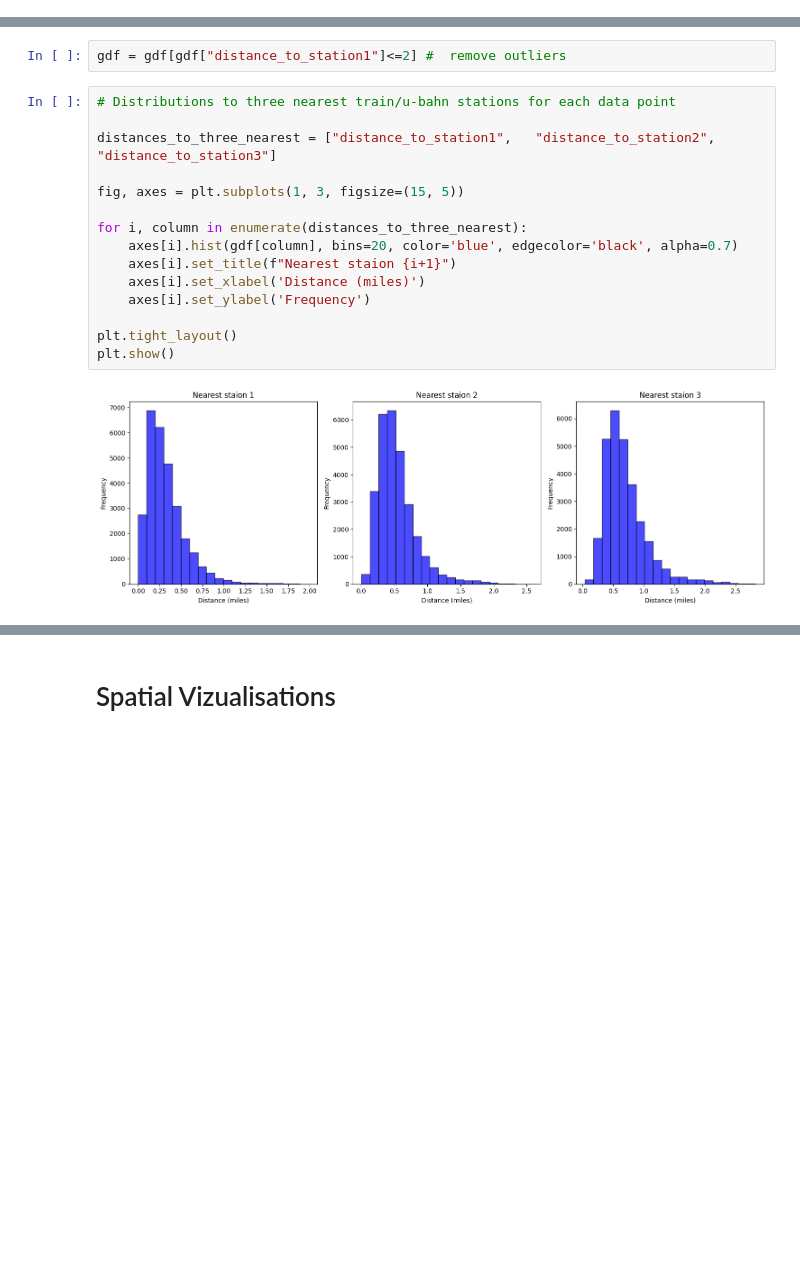
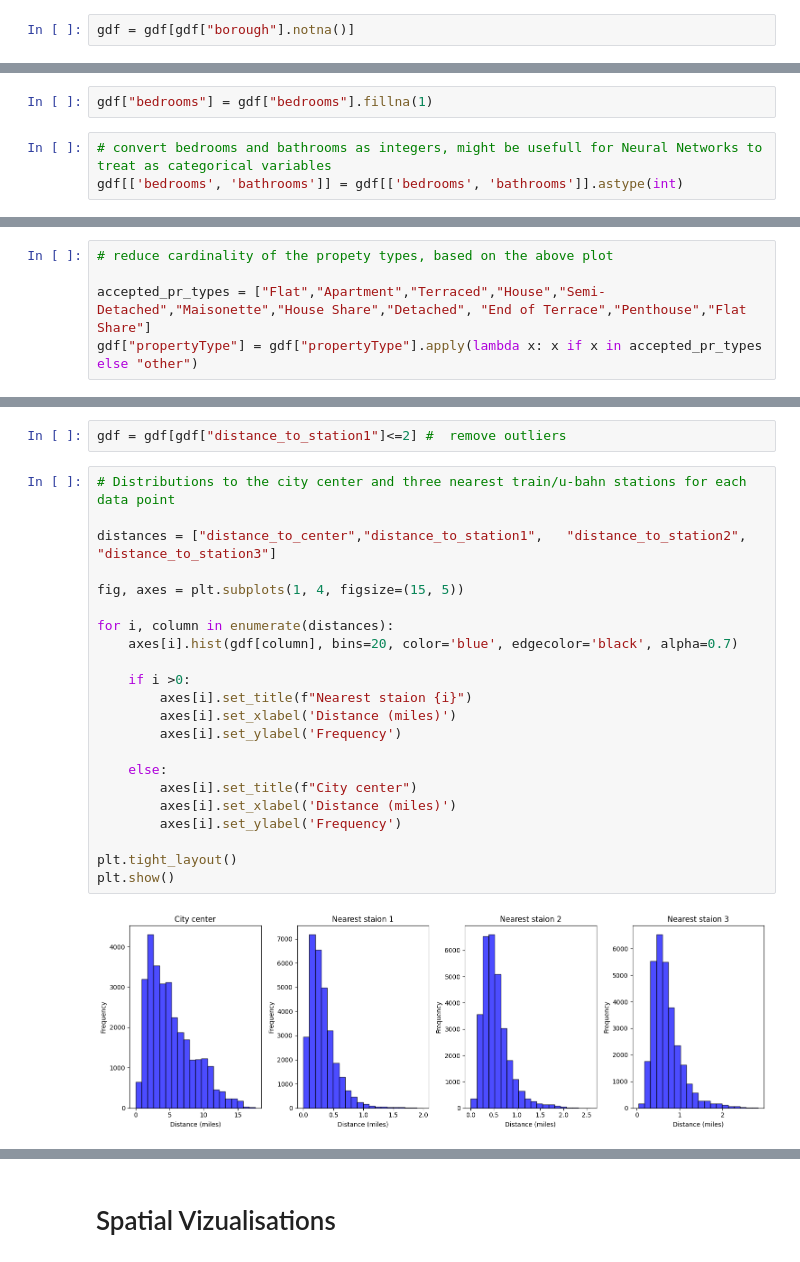
Before and after one commit to SergAnuf/London_Rent, a Jupyter notebook: notebooks/EDA2.ipynb, the cells around one changed output, grey strips where cells are left out. Saved outputs shown, nothing was run; the diff lists cells and outputs as text; blank space fills up the shorter version.

```diff
--- a/notebooks/EDA2.ipynb
+++ b/notebooks/EDA2.ipynb
@@ -136,0 +225,2 @@ Text(0, 0.5, 'Fraction')
+# %%
+gdf = gdf[gdf["borough"].notna()]
@@ -137,3 +233,8 @@ Text(0, 0.5, 'Fraction')
+# %%
+gdf["bedrooms"] = gdf["bedrooms"].fillna(1)
+# %%
+# convert bedrooms and bathrooms as integers, might be usefull for Neural Networks to treat as categorical variables
+gdf[['bedrooms', 'bathrooms']] = gdf[['bedrooms', 'bathrooms']].astype(int)
 # %%
 # Types of housing and contracts
 
@@ -197 +298,6 @@ plt.show()
+# %%
+# reduce cardinality of the propety types, based on the above plot
+
+accepted_pr_types = ["Flat","Apartment","Terraced","House","Semi-Detached","Maisonette","House Share","Detached", "End of Terrace","Penthouse","Flat Share"]
+gdf["propertyType"] = gdf["propertyType"].apply(lambda x: x if x in accepted_pr_types else "other")
 # %% [markdown]
@@ -220,21 +309,28 @@ print(((gdf["distance_to_station1"]>10).sum()))"""
 # %%
 gdf = gdf[gdf["distance_to_station1"]<=2] #  remove outliers
 # %%
-# Distributions to three nearest train/u-bahn stations for each data point
+# Distributions to the city center and three nearest train/u-bahn stations for each data point
 
-distances_to_three_nearest = ["distance_to_station1",	"distance_to_station2",	"distance_to_station3"]
+distances = ["distance_to_center","distance_to_station1",	"distance_to_station2",	"distance_to_station3"]
 
-fig, axes = plt.subplots(1, 3, figsize=(15, 5))
+fig, axes = plt.subplots(1, 4, figsize=(15, 5))
 
-for i, column in enumerate(distances_to_three_nearest):
+for i, column in enumerate(distances):
     axes[i].hist(gdf[column], bins=20, color='blue', edgecolor='black', alpha=0.7)
-    axes[i].set_title(f"Nearest staion {i+1}")
-    axes[i].set_xlabel('Distance (miles)')
-    axes[i].set_ylabel('Frequency')
+
+    if i >0:
+        axes[i].set_title(f"Nearest staion {i}")
+        axes[i].set_xlabel('Distance (miles)')
+        axes[i].set_ylabel('Frequency')
+
+    else:
+        axes[i].set_title(f"City center")
+        axes[i].set_xlabel('Distance (miles)')
+        axes[i].set_ylabel('Frequency')
 
 plt.tight_layout()
 plt.show()
 # %% [output]
-[figure, old version]
+[figure, new version]
 # %%
 all_station_types = set(list(itertools.chain.from_iterable(gdf['station_type1'])))
```
Also changed, not shown: parts of 55 cells of this notebook, 4 other files.
